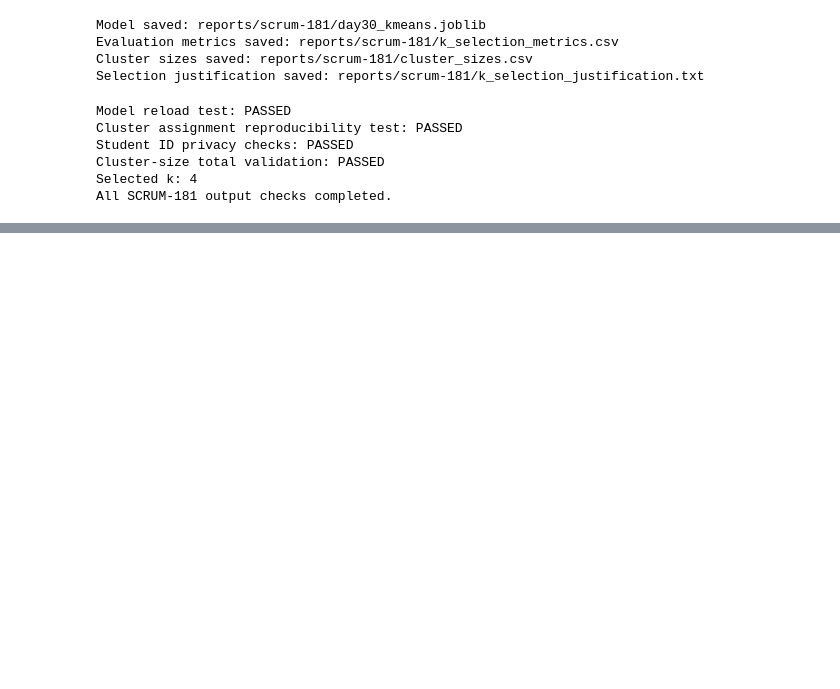
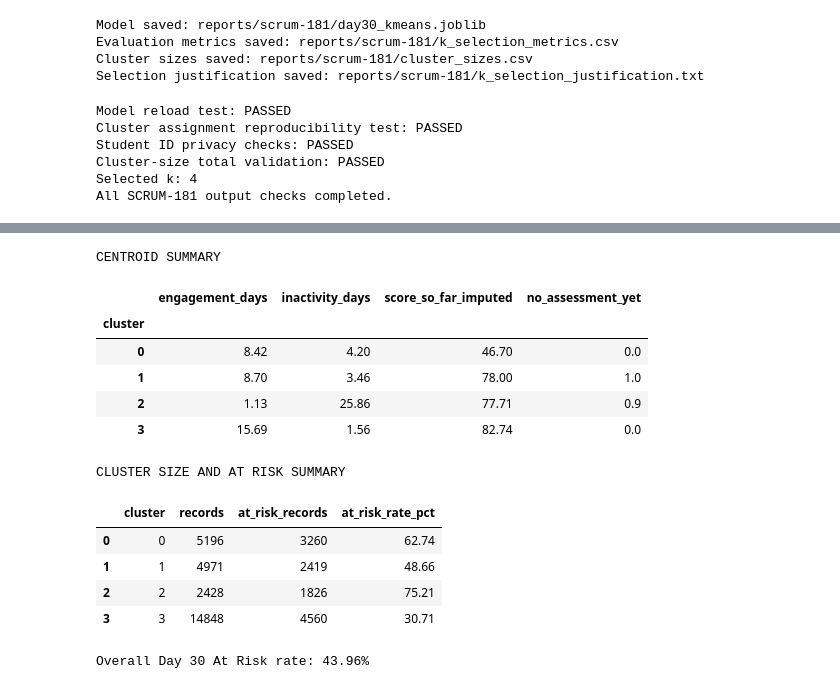
Before and after one commit to SruthiGS-Gito/sar-ai-early-warning-intervention-recommender, a Jupyter notebook: notebooks/student_academic_risk.ipynb, the cells around one changed output, grey strips where cells are left out. Drawn from its saved outputs; the diff is of its cells as text; code cells hidden in the pictures; blank space fills up the shorter version.

```diff
--- a/notebooks/student_academic_risk.ipynb
+++ b/notebooks/student_academic_risk.ipynb
@@ -2985,0 +3029,16 @@ All SCRUM-181 output checks completed.
+# %%
+# 5. Calculate each cluster's size and At Risk rate.
+risk_summary = (
+    profile_data
+    .groupby("cluster")
+    .agg(
+        records=("at_risk", "size"),
+        at_risk_records=("at_risk", "sum"),
+        at_risk_rate=("at_risk", "mean")
+    )
+    .reset_index()
+)
+
+risk_summary["at_risk_rate_pct"] = (
+    risk_summary["at_risk_rate"] * 100
+).round(2)
@@ -2985,0 +3050,36 @@ All SCRUM-181 output checks completed.
+# %%
+# 7. Display only aggregated results, never student IDs.
+print("CENTROID SUMMARY")
+display(centroids)
+
+print("CLUSTER SIZE AND AT RISK SUMMARY")
+display(
+    risk_summary[
+        [
+            "cluster",
+            "records",
+            "at_risk_records",
+            "at_risk_rate_pct"
+        ]
+    ]
+)
+
+print(
+    f"Overall Day 30 At Risk rate: "
+    f"{overall_at_risk_rate:.2f}%"
+)
+# %% [output]
+CENTROID SUMMARY
+|  | engagement_days | inactivity_days | score_so_far_imputed | no_assessment_yet |
+| cluster |  |  |  |  |
+| 0 | 8.42 | 4.20 | 46.70 | 0.0 |
+| 1 | 8.70 | 3.46 | 78.00 | 1.0 |
+| 2 | 1.13 | 25.86 | 77.71 | 0.9 |
+| 3 | 15.69 | 1.56 | 82.74 | 0.0 |
+CLUSTER SIZE AND AT RISK SUMMARY
+|  | cluster | records | at_risk_records | at_risk_rate_pct |
+| 0 | 0 | 5196 | 3260 | 62.74 |
+| 1 | 1 | 4971 | 2419 | 48.66 |
+| 2 | 2 | 2428 | 1826 | 75.21 |
+| 3 | 3 | 14848 | 4560 | 30.71 |
+Overall Day 30 At Risk rate: 43.96%
```
Also changed, not shown: parts of 18 cells of this notebook.
